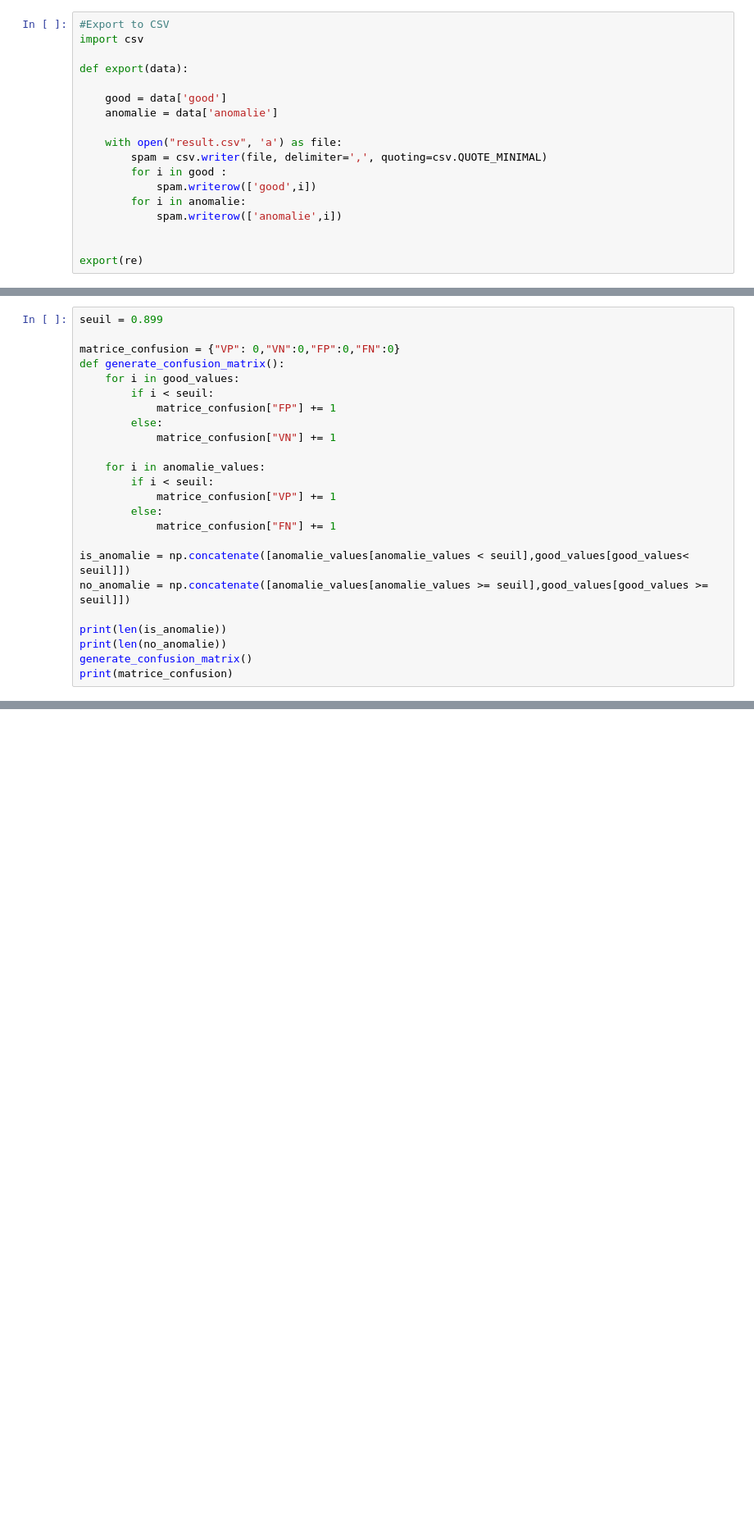
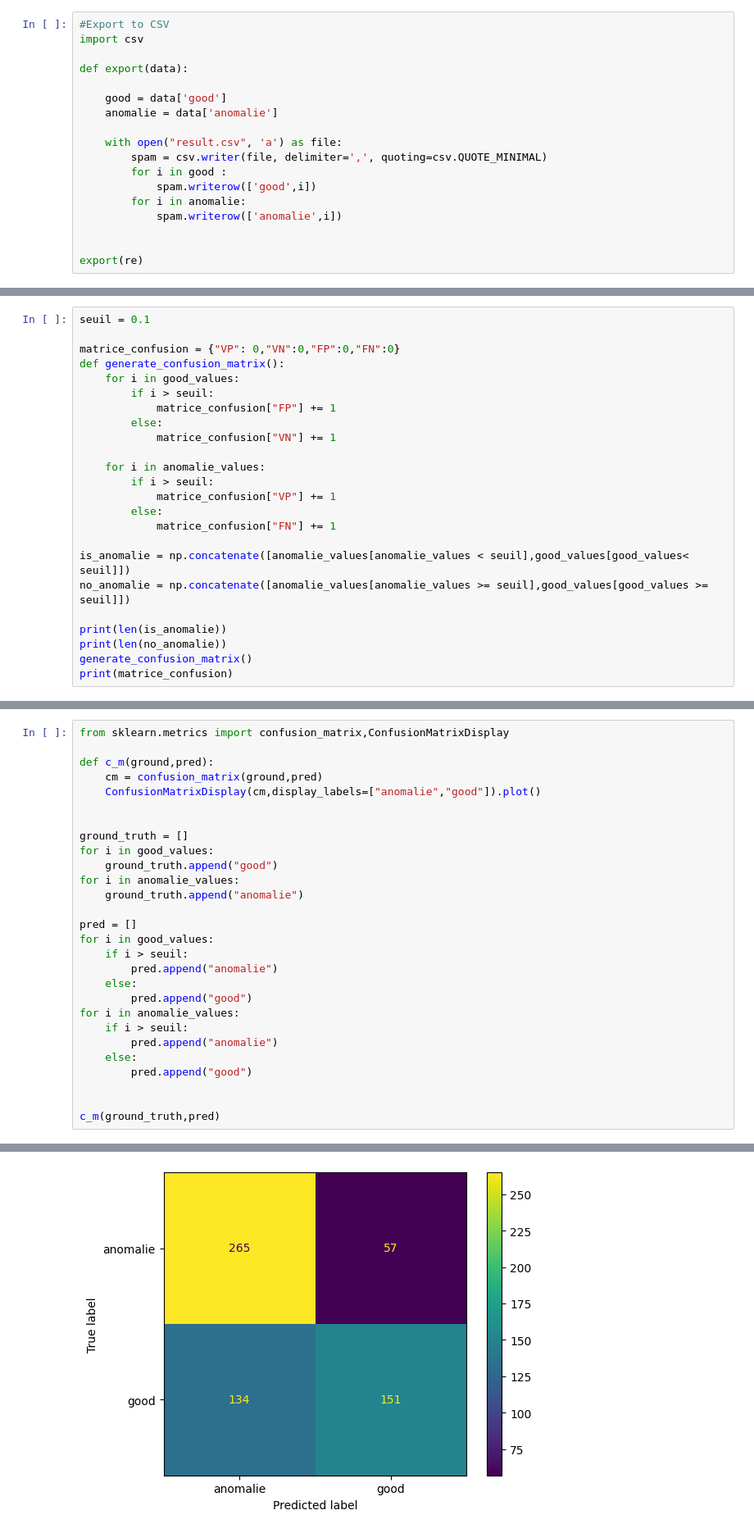
Before and after one commit to PommeDev/Detection-d-anomalies, a Jupyter notebook: test_save_loc.ipynb, the cells around one changed output, grey strips where cells are left out. Shown: that part at 82% size. Cells and saved outputs as stored; diff of their text form; blank space fills up the shorter version.

Commit message:
calcul matrice confusion, roc et auroc

```diff
--- a/test_save_loc.ipynb
+++ b/test_save_loc.ipynb
@@ -355,16 +355,16 @@ plt.show()
 # %%
-seuil = 0.899
+seuil = 0.1
 
 matrice_confusion = {"VP": 0,"VN":0,"FP":0,"FN":0}
 def generate_confusion_matrix():
     for i in good_values:
-        if i < seuil:
+        if i > seuil:
             matrice_confusion["FP"] += 1
         else:
             matrice_confusion["VN"] += 1
 
     for i in anomalie_values:
-        if i < seuil:
+        if i > seuil:
             matrice_confusion["VP"] += 1
         else:
             matrice_confusion["FN"] += 1
@@ -393,0 +396,29 @@ $\displaystyle \begin{bmatrix}268 & 118 \\ 54 & 167\end{bmatrix}$
+# %%
+from sklearn.metrics import confusion_matrix,ConfusionMatrixDisplay
+
+def c_m(ground,pred):
+    cm = confusion_matrix(ground,pred)
+    ConfusionMatrixDisplay(cm,display_labels=["anomalie","good"]).plot()
+
+
+ground_truth = []
+for i in good_values:
+    ground_truth.append("good")
+for i in anomalie_values:
+    ground_truth.append("anomalie")
+
+pred = []
+for i in good_values:
+    if i > seuil:
+        pred.append("anomalie")
+    else:
+        pred.append("good")
+for i in anomalie_values:
+    if i > seuil:
+        pred.append("anomalie")
+    else:
+        pred.append("good")
+
+
+c_m(ground_truth,pred)
+# %% [output]
@@ -393,0 +427 @@ $\displaystyle \begin{bmatrix}268 & 118 \\ 54 & 167\end{bmatrix}$
+[figure, added]
```
Also changed, not shown: parts of 11 cells of this notebook.
